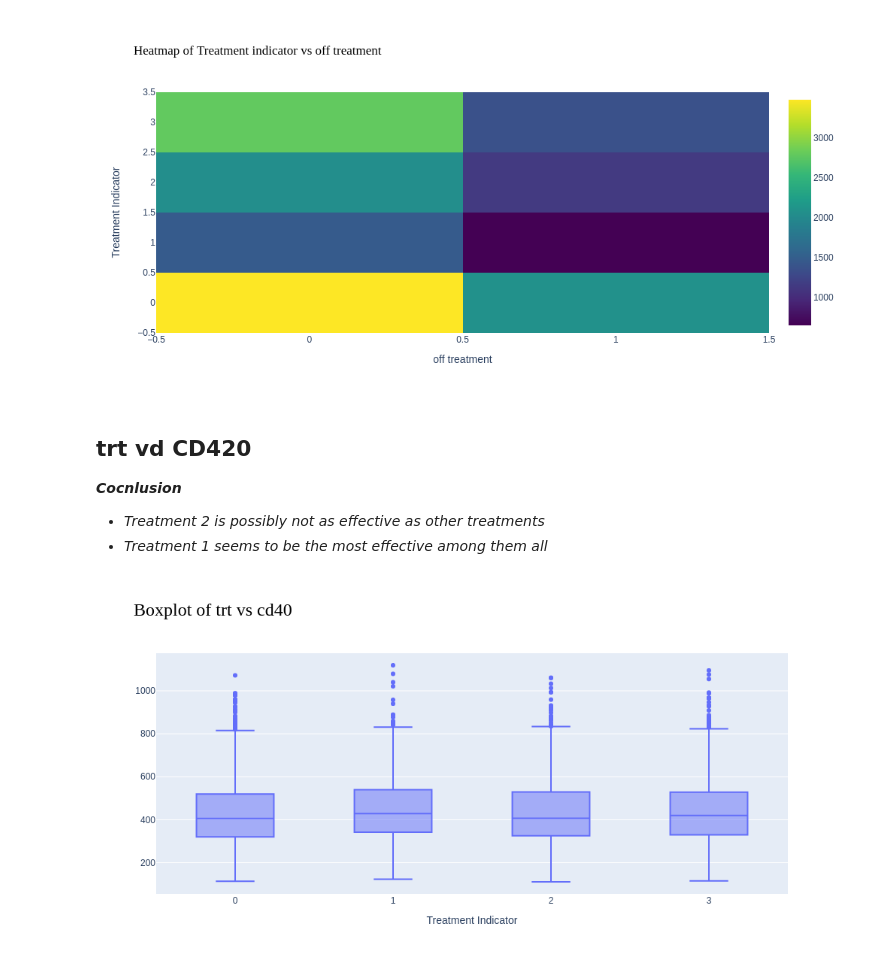
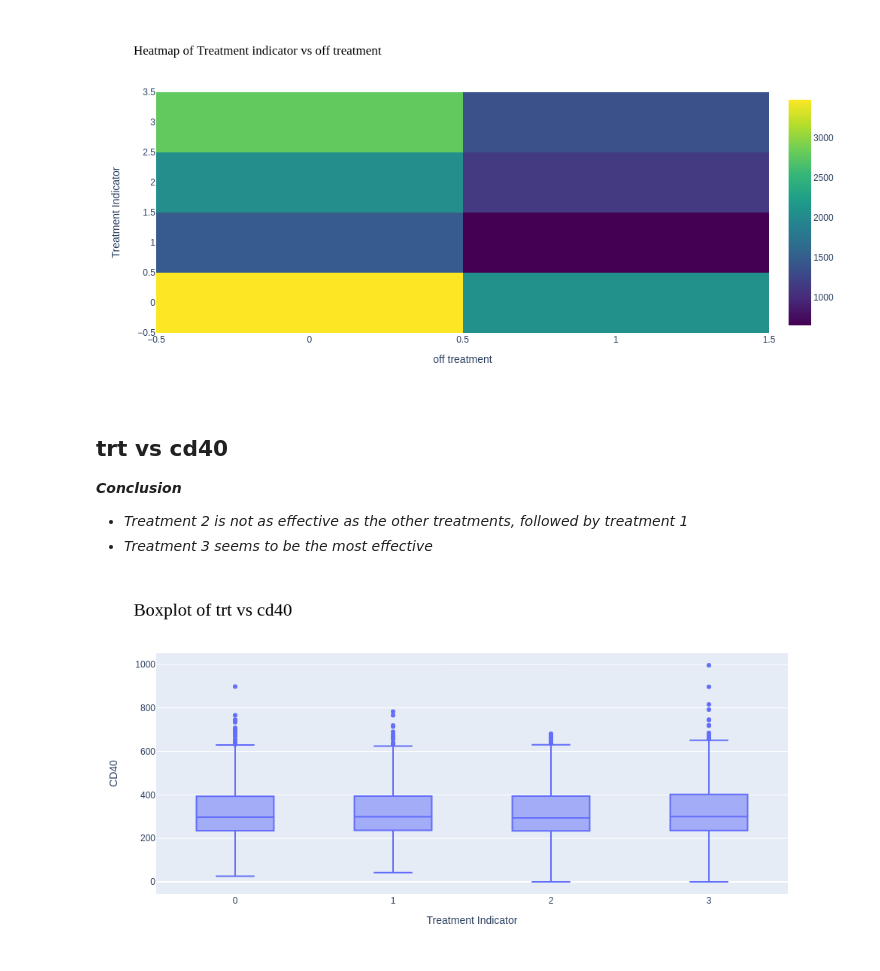
Before and after one commit to NityaVerma19/EDA-AIDS-virus-infection, a Jupyter notebook: eda-insights-on-aids-infection.ipynb, the cells around one changed output. Drawn from its saved outputs; the diff is of its cells as text; code cells hidden in the pictures.

```diff
--- a/eda-insights-on-aids-infection.ipynb
+++ b/eda-insights-on-aids-infection.ipynb
@@ -2770,31 +2770,32 @@ fig.show('png')
 # %% [output]
 [figure]
 # %% [markdown]
-## trt vd CD420
+## trt vs cd40
 
-***Cocnlusion***
+***Conclusion***
 
-- *Treatment 2 is possibly not as effective as other treatments*
-- *Treatment 1 seems to be the most effective among them all*
+- *Treatment 2 is not as effective as the other treatments, followed by treatment 1*
+- *Treatment 3 seems to be the most effective*
 # %%
 fig = go.Figure(data=[go.Box(
-    x=df['trt'], y = df['cd420'],
+    x=df['trt'], y = df['cd40'],
 
 )])
 
 
 fig.update_layout(
-    title_text="Boxplot of trt vs cd40",
-    title_font_size=24,
-    title_font_family="Times New Roman",
-    title_font_color="#000000",
-    paper_bgcolor='#ffffff',
-    xaxis=dict(title="Treatment Indicator"),
+    title_text = "Boxplot of trt vs cd40",
+    title_font_size = 24,
+    title_font_family = "Times New Roman",
+    title_font_color = "#000000",
+    paper_bgcolor = '#ffffff',
+    xaxis = dict(title = "Treatment Indicator"),
+    yaxis = dict(title = "CD40")
 )
 
 fig.update_layout(width=1000)
 
 # Show plot
 fig.show('png')
 # %% [output]
-[figure, old version]
+[figure, new version]
```
Also changed, not shown: parts of 4 cells of this notebook.
